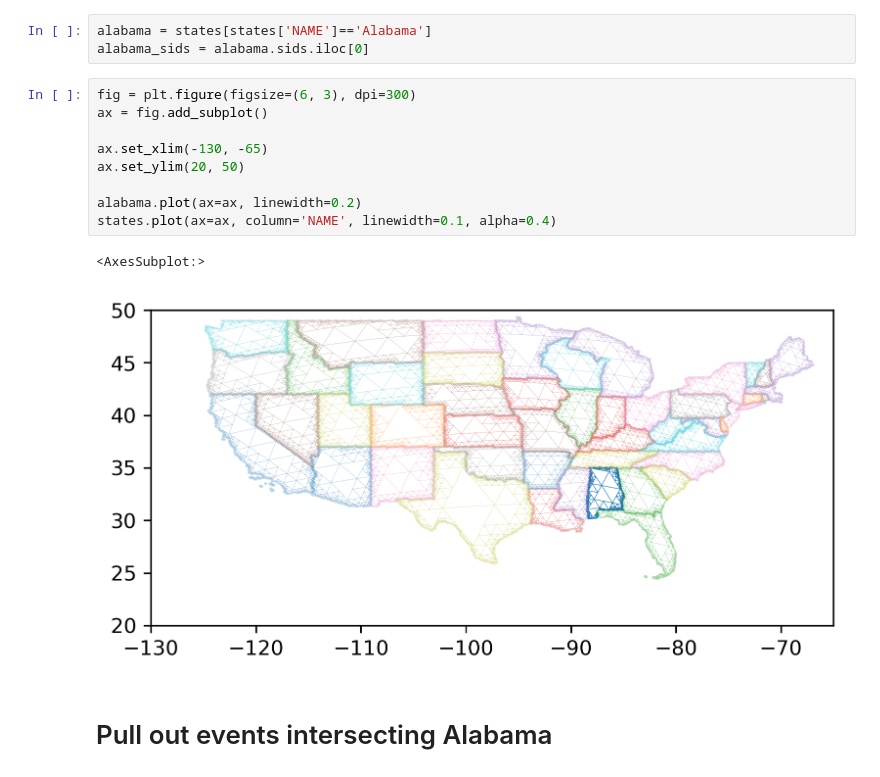
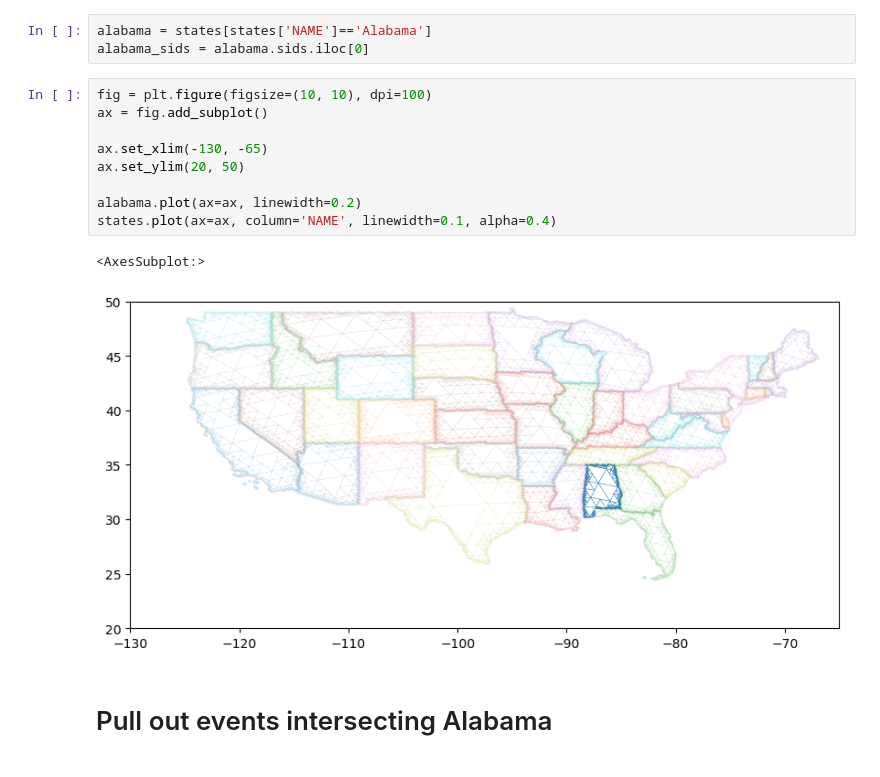
Before and after one commit to SpatioTemporal/featureDB, a Jupyter notebook: analyze.ipynb, the cells around one changed output. Cells and saved outputs as stored; diff of their text form.

```diff
--- a/analyze.ipynb
+++ b/analyze.ipynb
@@ -40,17 +138,17 @@ states.split_antimeridian(inplace=True)
 alabama = states[states['NAME']=='Alabama']
 alabama_sids = alabama.sids.iloc[0]
 # %%
-fig = plt.figure(figsize=(6, 3), dpi=300)
+fig = plt.figure(figsize=(10, 10), dpi=100)
 ax = fig.add_subplot()
 
 ax.set_xlim(-130, -65)
 ax.set_ylim(20, 50)
 
 alabama.plot(ax=ax, linewidth=0.2)
 states.plot(ax=ax, column='NAME', linewidth=0.1, alpha=0.4)
 # %% [output]
 <AxesSubplot:>
-[figure, old version]
+[figure, new version]
 # %% [markdown]
 # Pull out events intersecting Alabama
 # %%
```
Also changed, not shown: parts of 30 cells of this notebook, 8 other files.
